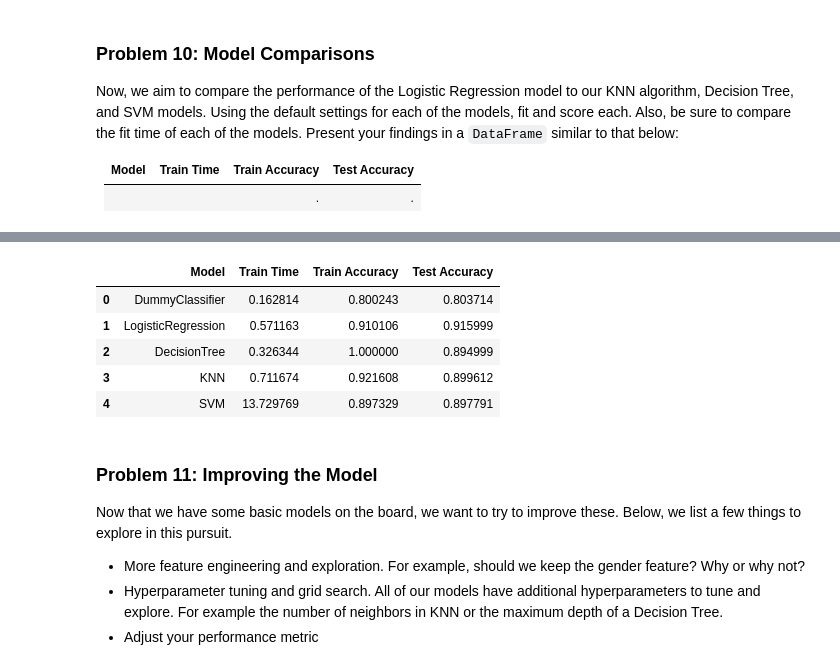
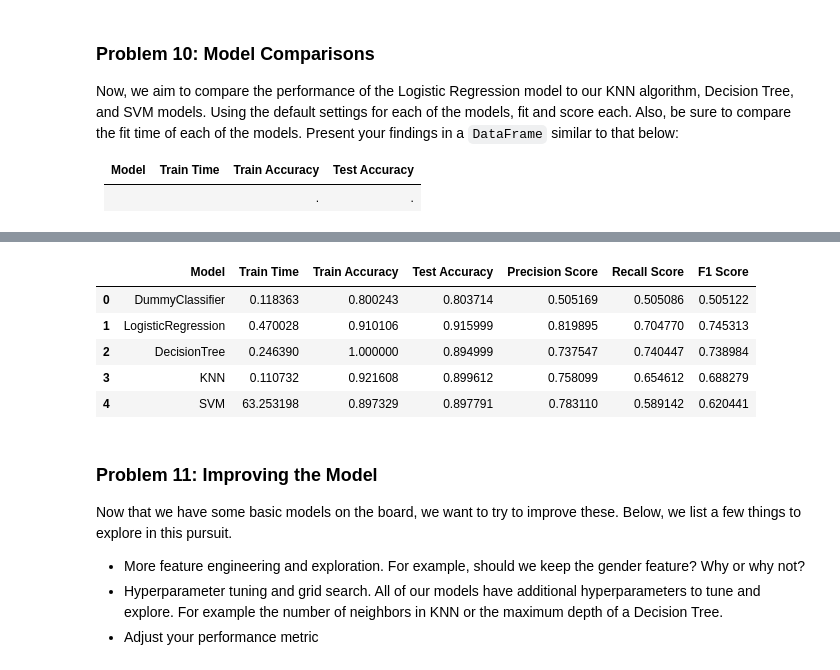
Before and after one commit to atewari-bot/bank-marketing-campaign, a Jupyter notebook: bank_marketing_campaign.ipynb, the cells around one changed output, grey strips where cells are left out. Saved outputs shown, nothing was run; the diff lists cells and outputs as text; code cells hidden in the pictures.

Commit message:
model improvement

```diff
--- a/bank_marketing_campaign.ipynb
+++ b/bank_marketing_campaign.ipynb
@@ -561,13 +620,14 @@ X_test.head()
 Before we build our first model, we want to establish a baseline.  What is the baseline performance that our classifier should aim to beat?
 # %%
 estimators = ['DummyClassifier', 'LogisticRegression', 'DecisionTree', 'KNN', 'SVM']
-fit_time = []
-test_accuracy = []
-train_accuracy = []
-precision = []
-recall = []
-f1 = []
+fit_times = []
+test_accuracies = []
+train_accuracies = []
+precisions = []
+recalls = []
+f1s = []
 best_params = []
+best_scores = []
 # %%
 # Pipeline for baseline model
 dummy_pipe = Pipeline ([
@@ -859,19 +829,22 @@ show_metrics_curve(svm_pipe)
 # %%
 metrics_df = pd.DataFrame({
     'Model': estimators,
-    'Train Time': fit_time,
-    'Train Accuracy': train_accuracy,
-    'Test Accuracy': test_accuracy
+    'Train Time': fit_times,
+    'Train Accuracy': train_accuracies,
+    'Test Accuracy': test_accuracies,
+    'Precision Score': precisions,
+    'Recall Score': recalls,
+    'F1 Score': f1s
 })
 pd.set_option('display.max_colwidth', None)
 metrics_df
 # %% [output]
-|  | Model | Train Time | Train Accuracy | Test Accuracy |
-| 0 | DummyClassifier | 0.162814 | 0.800243 | 0.803714 |
-| 1 | LogisticRegression | 0.571163 | 0.910106 | 0.915999 |
-| 2 | DecisionTree | 0.326344 | 1.000000 | 0.894999 |
-| 3 | KNN | 0.711674 | 0.921608 | 0.899612 |
-| 4 | SVM | 13.729769 | 0.897329 | 0.897791 |
+|  | Model | Train Time | Train Accuracy | Test Accuracy | Precision Score | Recall Score | F1 Score |
+| 0 | DummyClassifier | 0.118363 | 0.800243 | 0.803714 | 0.505169 | 0.505086 | 0.505122 |
+| 1 | LogisticRegression | 0.470028 | 0.910106 | 0.915999 | 0.819895 | 0.704770 | 0.745313 |
+| 2 | DecisionTree | 0.246390 | 1.000000 | 0.894999 | 0.737547 | 0.740447 | 0.738984 |
+| 3 | KNN | 0.110732 | 0.921608 | 0.899612 | 0.758099 | 0.654612 | 0.688279 |
+| 4 | SVM | 63.253198 | 0.897329 | 0.897791 | 0.783110 | 0.589142 | 0.620441 |
 # %% [markdown]
 ### Problem 11: Improving the Model
 
```
Also changed, not shown: parts of 38 cells of this notebook, 9 other files.
